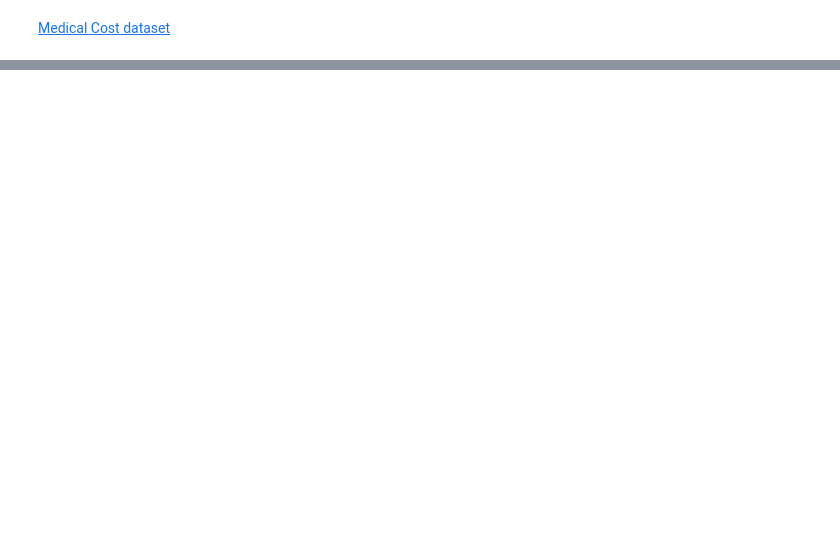
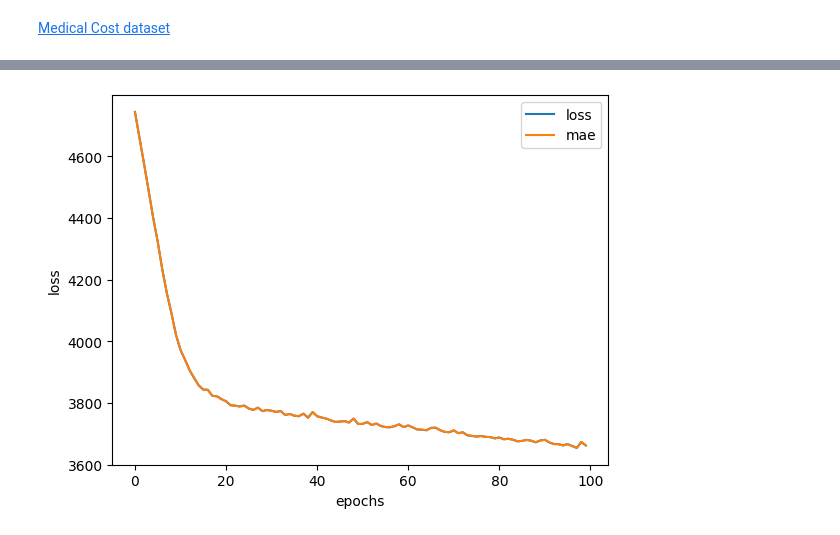
Before and after one commit to dinuka-kasun-medis/mycolab, a Jupyter notebook: Medical_Cost_dataset.ipynb, the cells around one changed output, grey strips where cells are left out. Drawn from its saved outputs; the diff is of its cells as text; code cells hidden in the pictures; blank space fills up the shorter version.

```diff
--- a/Medical_Cost_dataset.ipynb
+++ b/Medical_Cost_dataset.ipynb
@@ -29,0 +33,4 @@ insurance.head
+# %%
+# Create X & y values
+X = insurance_one_hot.drop("charges", axis=1)
+y = insurance_one_hot["charges"]
@@ -29,0 +46,7 @@ insurance.head
+# %%
+from sklearn.model_selection import train_test_split
+
+X_train, X_test, y_train, y_test = train_test_split(X,
+                                                    y,
+                                                    test_size = 0.2,
+                                                    random_state = 42)
@@ -29,0 +120,3 @@ insurance.head
+# %%
+# Try training for a little longer (100 more epochs)
+history_2 = insurance_model_2.fit(X_train, y_train, epochs=100, verbose=0)
@@ -29,0 +130,7 @@ insurance.head
+# %%
+# Plot the model trained for 200 total epochs loss curves
+pd.DataFrame(history_2.history).plot()
+plt.ylabel("loss")
+plt.xlabel("epochs"); # note: epochs will only show 100 since we overrid the history variable
+# %% [output]
+[figure, added]
```
Also changed, not shown: parts of 17 cells of this notebook.
